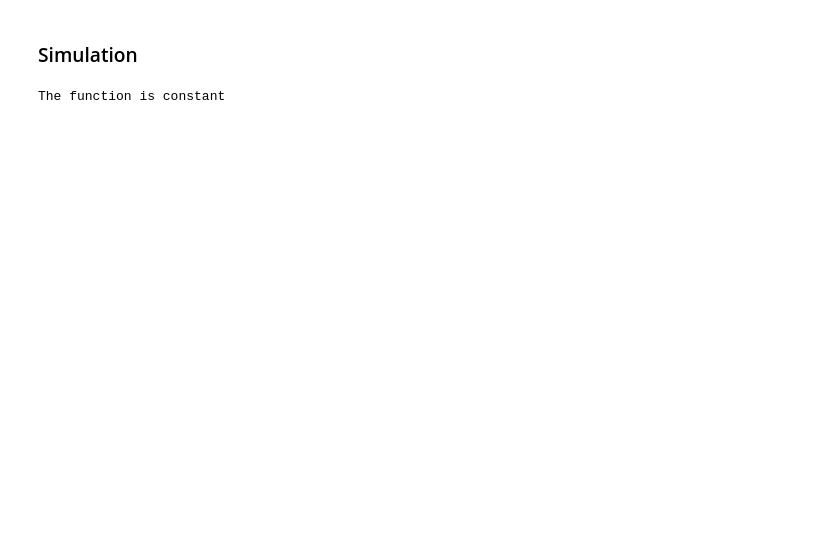
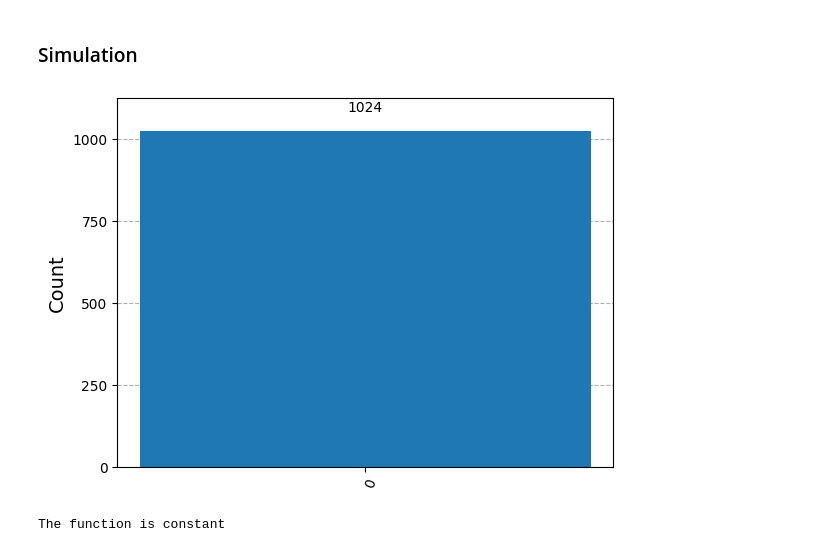
Before and after one commit to henribe01/QuantumComputing, a Jupyter notebook: DeutschJozsaAlgorithm.ipynb, the cells around one changed output. Cells and saved outputs as stored; diff of their text form; code cells hidden in the pictures; blank space fills up the shorter version.

```diff
--- a/DeutschJozsaAlgorithm.ipynb
+++ b/DeutschJozsaAlgorithm.ipynb
@@ -80,7 +85,7 @@ $$
 \ket{\psi_3} = \frac{1}{2} (\pm (\ket{0} - \ket{1}))(\ket{0} - \ket{1})
 $$
 # %%
-qc_deutsch.append(oracle, [0, 1])
+qc_deutsch.append(oracle_deutsch, [0, 1])
 qc_deutsch.barrier()
 # %% [output]
 CircuitInstruction(operation=Instruction(name='barrier', num_qubits=2, num_clbits=0, params=[]), qubits=(Qubit(QuantumRegister(2, 'q'), 0), Qubit(QuantumRegister(2, 'q'), 1)), clbits=())
@@ -109,15 +114,16 @@ qc_deutsch.draw('mpl')
 # %%
 simulator = AerSimulator()
 shots = 1024
-sim_result = simulator.run(qc_deutsch.decompose(), shots=shots).result()
+sim_result_deutsch = simulator.run(qc_deutsch.decompose(), shots=shots).result()
 # %%
-counts = sim_result.get_counts()
-plot_histogram(counts)
-if '0' in counts and counts['0'] == shots:
+counts_d = sim_result_deutsch.get_counts()
+display(plot_histogram(counts_d))
+if '0' in counts_d and counts_d['0'] == shots:
     print('The function is constant')
-elif '1' in counts and counts['1'] == shots:
+elif '1' in counts_d and counts_d['1'] == shots:
     print('The function is balanced')
 else:
     print('Error')
 # %% [output]
+[figure, added]
 The function is constant
```
Also changed, not shown: parts of 28 cells of this notebook, 1 other file.
